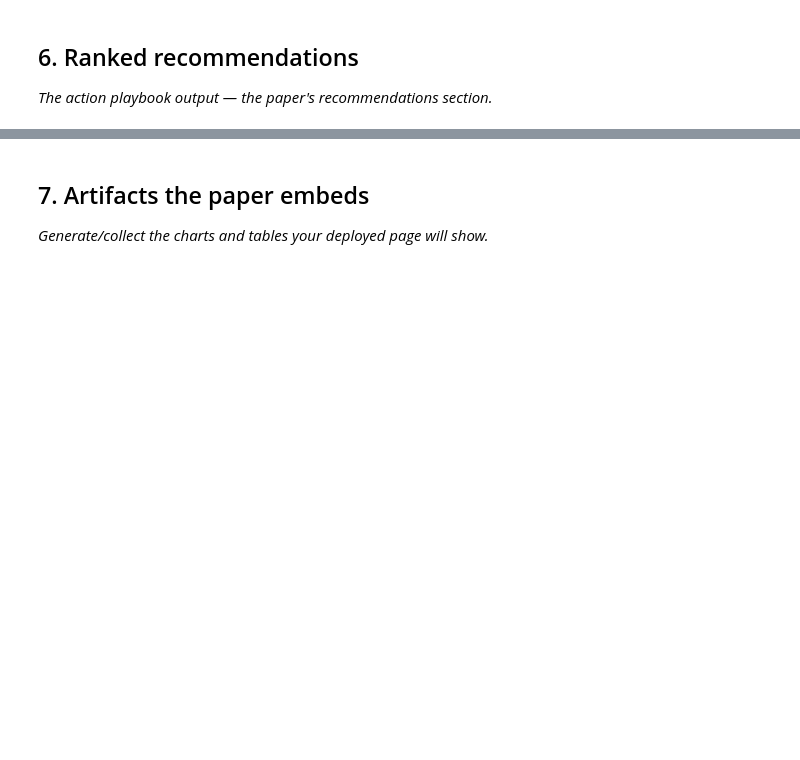
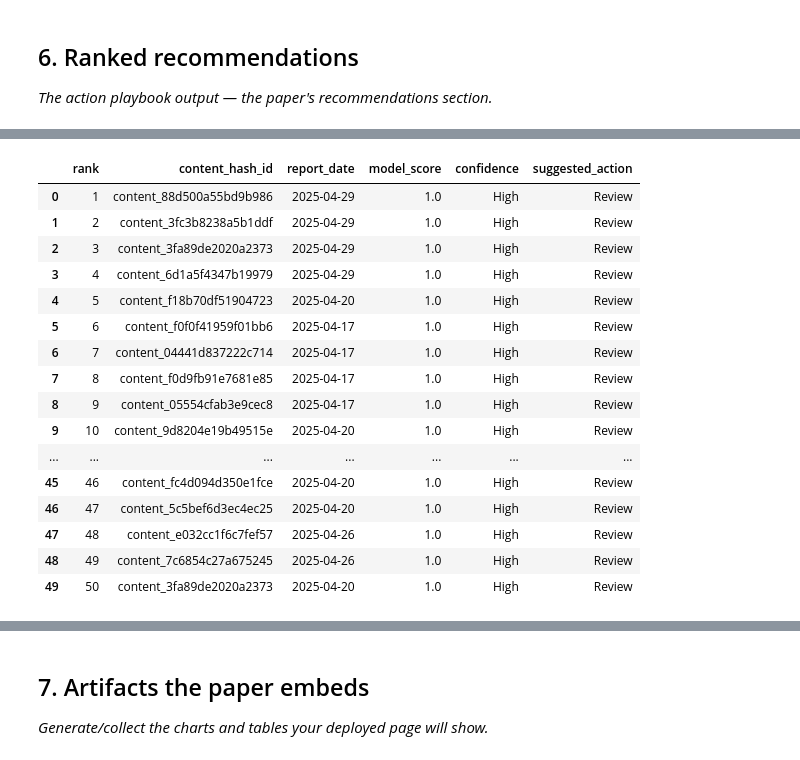
Before and after one commit to jenilrupareliya5150-bit/FlyRankAi-ml-Track, a Jupyter notebook: work/notebooks/capstone.ipynb, the cells around one changed output, grey strips where cells are left out. Drawn from its saved outputs; the diff is of its cells as text; code cells hidden in the pictures; blank space fills up the shorter version.

```diff
--- a/work/notebooks/capstone.ipynb
+++ b/work/notebooks/capstone.ipynb
@@ -12,0 +151,2 @@ This skeleton is yours to fill. Work the sections **in order** — each one has
+# %%
+df=real_df.copy()
@@ -12,0 +155,4 @@ This skeleton is yours to fill. Work the sections **in order** — each one has
+# %%
+null_cols=[]
+for i in cols:
+  null_cols.append([real_df[i],real_df[i].isna().sum()])
@@ -24,0 +868,11 @@ This skeleton is yours to fill. Work the sections **in order** — each one has
+# %%
+#prediction
+
+rf_pred = rf_model.predict(X_test)
+
+rf_prob = rf_model.predict_proba(
+    X_test
+)[:, 1]
+
+print("Predictions generated.")
+print("Number of test predictions:", len(rf_pred))
@@ -32,0 +1091,71 @@ This skeleton is yours to fill. Work the sections **in order** — each one has
+# %%
+# 6. Ranked Recommendations
+
+# Get prediction probabilities from the final Random Forest
+test_scores = rf_model.predict_proba(X_test)[:, 1]
+
+# Create recommendation dataframe from the test set
+recommendations = test_df[
+    ["client_hash_id", "content_hash_id", "report_date"]
+].copy()
+
+recommendations["model_score"] = test_scores
+
+# Rank pages from highest to lowest model score
+recommendations = recommendations.sort_values(
+    "model_score",
+    ascending=False
+).reset_index(drop=True)
+
+# Add rank
+recommendations["rank"] = recommendations.index + 1
+
+# Confidence label
+def confidence_label(score):
+    if score >= 0.80:
+        return "High"
+    elif score >= 0.60:
+        return "Medium"
+    else:
+        return "Low"
+
+recommendations["confidence"] = recommendations["model_score"].apply(
+    confidence_label
+)
+
+# Suggested action
+recommendations["suggested_action"] = "Review"
+
+# Show top 50 recommendations
+top_50 = recommendations.head(50).copy()
+
+display(
+    top_50[
+        [
+            "rank",
+            "content_hash_id",
+            "report_date",
+            "model_score",
+            "confidence",
+            "suggested_action"
+        ]
+    ]
+)
+# %% [output]
+|  | rank | content_hash_id | report_date | model_score | confidence | suggested_action |
+| 0 | 1 | content_88d500a55bd9b986 | 2025-04-29 | 1.0 | High | Review |
+| 1 | 2 | content_3fc3b8238a5b1ddf | 2025-04-29 | 1.0 | High | Review |
+| 2 | 3 | content_3fa89de2020a2373 | 2025-04-29 | 1.0 | High | Review |
+| 3 | 4 | content_6d1a5f4347b19979 | 2025-04-29 | 1.0 | High | Review |
+| 4 | 5 | content_f18b70df51904723 | 2025-04-20 | 1.0 | High | Review |
+| 5 | 6 | content_f0f0f41959f01bb6 | 2025-04-17 | 1.0 | High | Review |
+| 6 | 7 | content_04441d837222c714 | 2025-04-17 | 1.0 | High | Review |
+| 7 | 8 | content_f0d9fb91e7681e85 | 2025-04-17 | 1.0 | High | Review |
+| 8 | 9 | content_05554cfab3e9cec8 | 2025-04-17 | 1.0 | High | Review |
+| 9 | 10 | content_9d8204e19b49515e | 2025-04-20 | 1.0 | High | Review |
+| ... | ... | ... | ... | ... | ... | ... |
+| 45 | 46 | content_fc4d094d350e1fce | 2025-04-20 | 1.0 | High | Review |
+| 46 | 47 | content_5c5bef6d3ec4ec25 | 2025-04-20 | 1.0 | High | Review |
+| 47 | 48 | content_e032cc1f6c7fef57 | 2025-04-26 | 1.0 | High | Review |
+| 48 | 49 | content_7c6854c27a675245 | 2025-04-26 | 1.0 | High | Review |
+| 49 | 50 | content_3fa89de2020a2373 | 2025-04-20 | 1.0 | High | Review |
```
Also changed, not shown: parts of 53 cells of this notebook.
